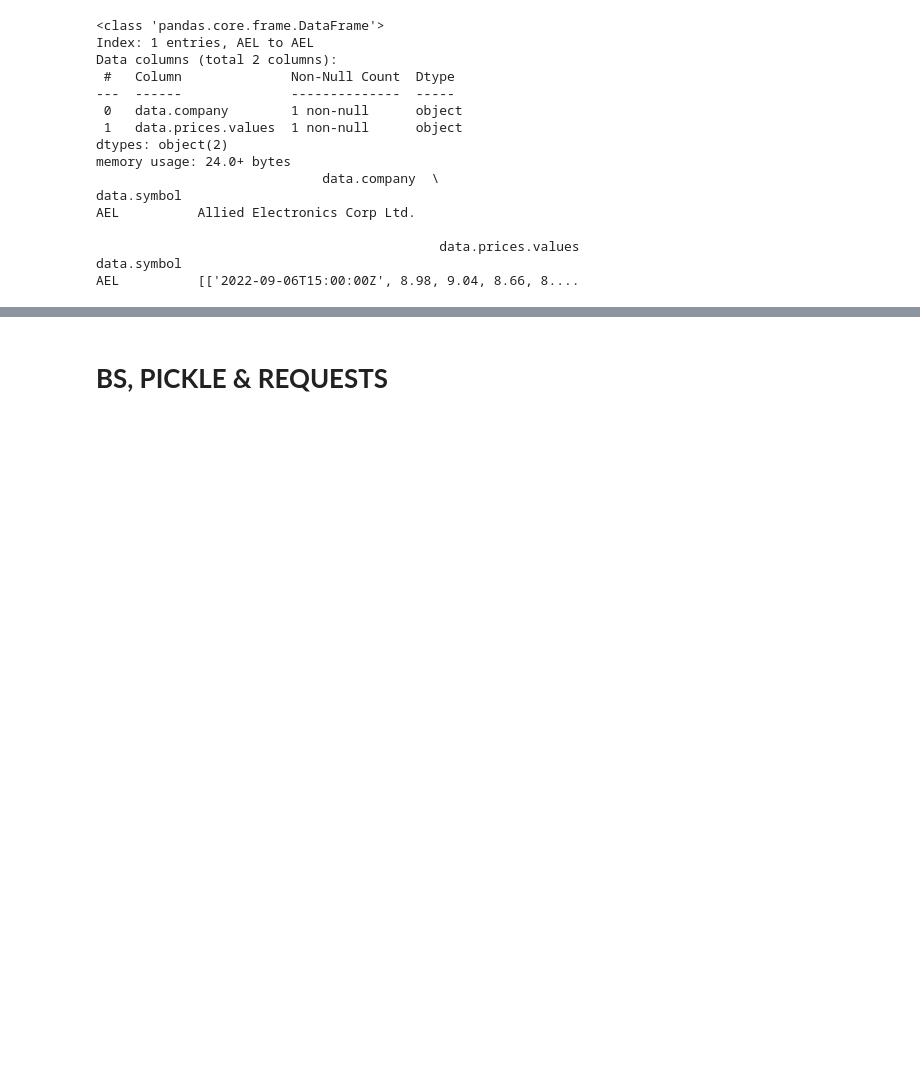
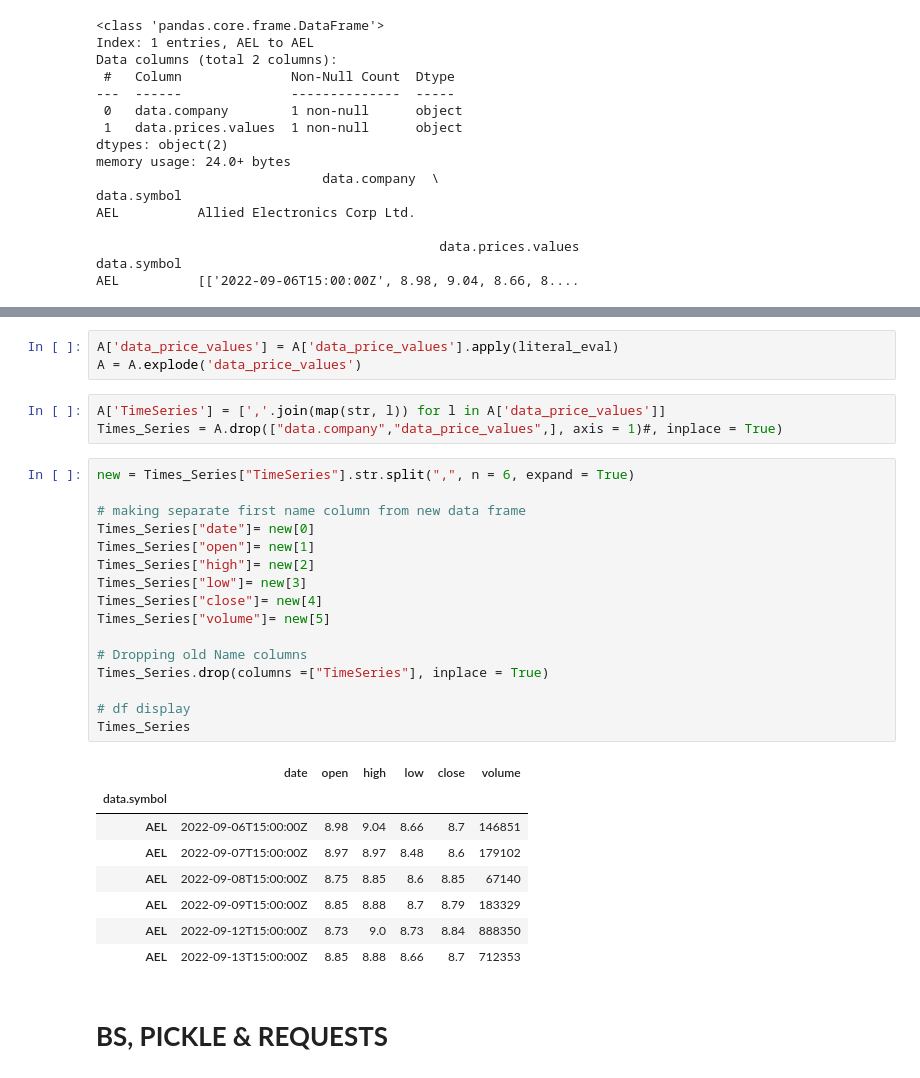
Before and after one commit to francoishcm/BackTesting, a Jupyter notebook: .iQuant_Investment_Programme.ipynb, the cells around one changed output, grey strips where cells are left out. Cells and saved outputs as stored; diff of their text form; blank space fills up the shorter version.

```diff
--- a/.iQuant_Investment_Programme.ipynb
+++ b/.iQuant_Investment_Programme.ipynb
@@ -1680,3 +1681,34 @@ TypeError: ignored
+# %%
+A['data_price_values'] = A['data_price_values'].apply(literal_eval)
+A = A.explode('data_price_values')
+# %%
+A['TimeSeries'] = [','.join(map(str, l)) for l in A['data_price_values']]
+Times_Series = A.drop(["data.company","data_price_values",], axis = 1)#, inplace = True)
+# %%
+new = Times_Series["TimeSeries"].str.split(",", n = 6, expand = True)
+
+# making separate first name column from new data frame
+Times_Series["date"]= new[0]
+Times_Series["open"]= new[1]
+Times_Series["high"]= new[2]
+Times_Series["low"]= new[3]
+Times_Series["close"]= new[4]
+Times_Series["volume"]= new[5]
+
+# Dropping old Name columns
+Times_Series.drop(columns =["TimeSeries"], inplace = True)
+
+# df display
+Times_Series
+# %% [output]
+|  | date | open | high | low | close | volume |
+| data.symbol |  |  |  |  |  |  |
+| AEL | 2022-09-06T15:00:00Z | 8.98 | 9.04 | 8.66 | 8.7 | 146851 |
+| AEL | 2022-09-07T15:00:00Z | 8.97 | 8.97 | 8.48 | 8.6 | 179102 |
+| AEL | 2022-09-08T15:00:00Z | 8.75 | 8.85 | 8.6 | 8.85 | 67140 |
+| AEL | 2022-09-09T15:00:00Z | 8.85 | 8.88 | 8.7 | 8.79 | 183329 |
+| AEL | 2022-09-12T15:00:00Z | 8.73 | 9.0 | 8.73 | 8.84 | 888350 |
+| AEL | 2022-09-13T15:00:00Z | 8.85 | 8.88 | 8.66 | 8.7 | 712353 |
 # %% [markdown]
 # **BS, PICKLE & REQUESTS**
 # %%
```
Also changed, not shown: parts of 13 cells of this notebook.
